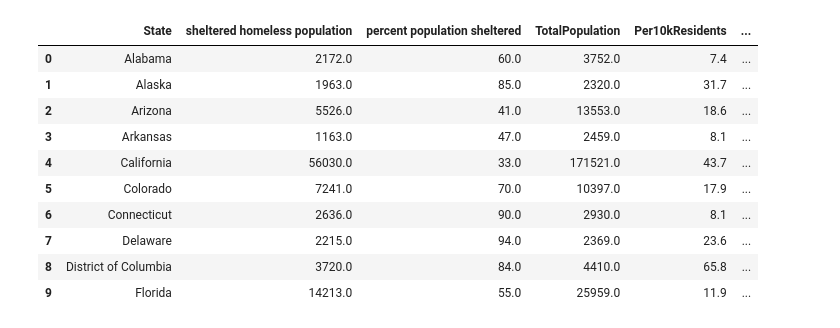
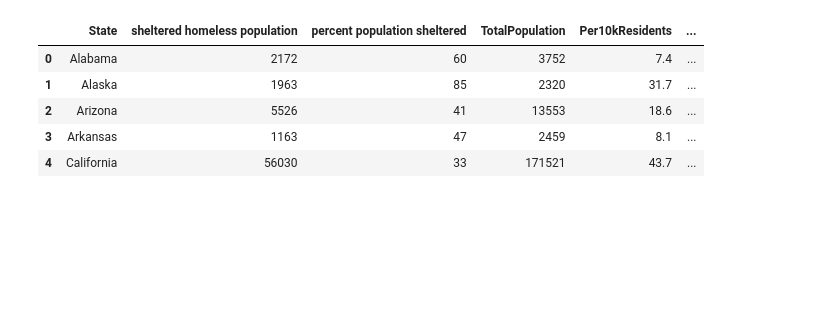
Before and after one commit to JamieKawaguchi/Homelessness-Group-Project, a Jupyter notebook: Homeless_Sheltered_01_Stats.ipynb, the cells around one changed output. Cells and saved outputs as stored; diff of their text form; code cells hidden in the pictures; blank space fills up the shorter version.

```diff
--- a/Homeless_Sheltered_01_Stats.ipynb
+++ b/Homeless_Sheltered_01_Stats.ipynb
@@ -61,20 +61,15 @@ homeless_merged.head()
 # %%
 # Use .loc method to get pertinent columns we will need to do statistical hypothesis testing on
 
 homeless_reduced = homeless_merged.loc[:, ['State','sheltered homeless population','percent population sheltered','TotalPopulation','Per10kResidents','ChronicallyHomeless','ChronicPer10k','ShelteredPer10k']]
-homeless_reduced.head(10)
+homeless_reduced.head()
 # %% [output]
 |  | State | sheltered homeless population | percent population sheltered | TotalPopulation | Per10kResidents | ... |
-| 0 | Alabama | 2172.0 | 60.0 | 3752.0 | 7.4 | ... |
-| 1 | Alaska | 1963.0 | 85.0 | 2320.0 | 31.7 | ... |
-| 2 | Arizona | 5526.0 | 41.0 | 13553.0 | 18.6 | ... |
-| 3 | Arkansas | 1163.0 | 47.0 | 2459.0 | 8.1 | ... |
-| 4 | California | 56030.0 | 33.0 | 171521.0 | 43.7 | ... |
-| 5 | Colorado | 7241.0 | 70.0 | 10397.0 | 17.9 | ... |
-| 6 | Connecticut | 2636.0 | 90.0 | 2930.0 | 8.1 | ... |
-| 7 | Delaware | 2215.0 | 94.0 | 2369.0 | 23.6 | ... |
-| 8 | District of Columbia | 3720.0 | 84.0 | 4410.0 | 65.8 | ... |
-| 9 | Florida | 14213.0 | 55.0 | 25959.0 | 11.9 | ... |
+| 0 | Alabama | 2172 | 60 | 3752 | 7.4 | ... |
+| 1 | Alaska | 1963 | 85 | 2320 | 31.7 | ... |
+| 2 | Arizona | 5526 | 41 | 13553 | 18.6 | ... |
+| 3 | Arkansas | 1163 | 47 | 2459 | 8.1 | ... |
+| 4 | California | 56030 | 33 | 171521 | 43.7 | ... |
 # %%
 # Create scatter plot showing relationship scores between sheltered homeless population rate
 # and total homeless population rate
```
Also changed, not shown: parts of 7 cells of this notebook, 4 other files.
